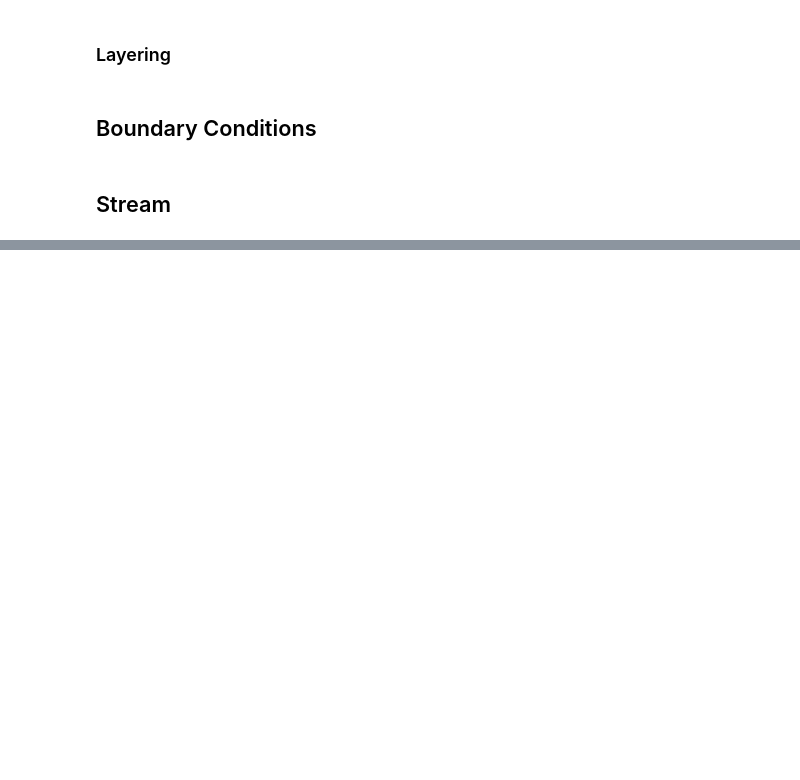
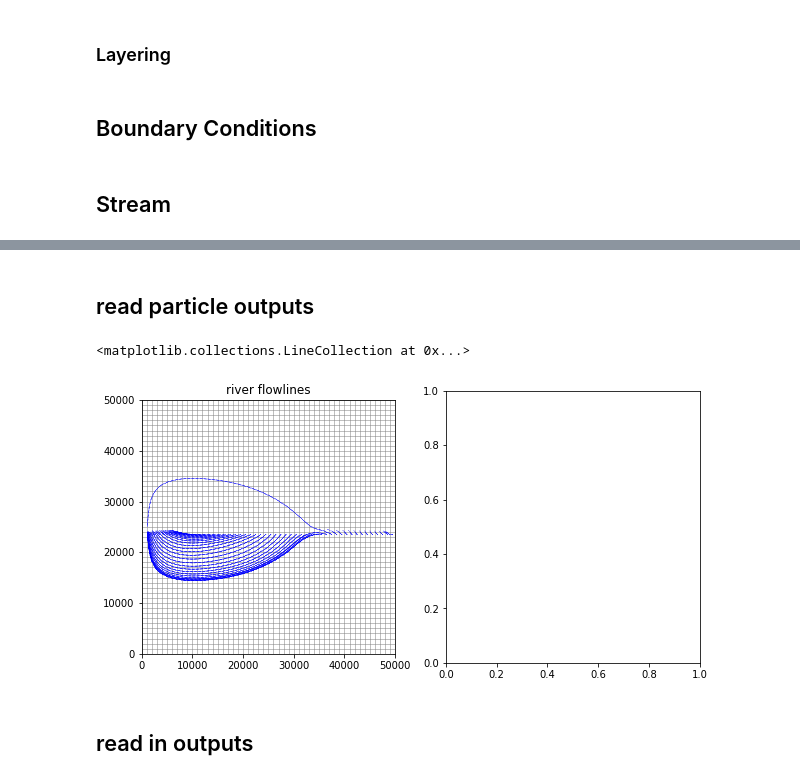
Before and after one commit to groundwater-modeling-Spring2020/Aguaseca_Project, a Jupyter notebook: Domain setup/Domain_Setup_Abe.ipynb, the cells around one changed output, grey strips where cells are left out. Saved outputs shown, nothing was run; the diff lists cells and outputs as text; code cells hidden in the pictures; blank space fills up the shorter version.

```diff
--- a/Domain setup/Domain_Setup_Abe.ipynb
+++ b/Domain setup/Domain_Setup_Abe.ipynb
@@ -460,0 +492,2 @@ FloPy is using the following  executable to run the model: /Users/abramfarley/De
+# %% [markdown]
+## read particle outputs
@@ -460,0 +523,31 @@ FloPy is using the following  executable to run the model: /Users/abramfarley/De
+# %%
+f, axes = plt.subplots(ncols=2, nrows=1, figsize=(10, 5))
+
+ax = axes[0]
+ax.set_aspect('equal')
+ax.set_title('river flowlines')
+mm = flopy.plot.PlotMapView(model=m, ax=ax)
+mm.plot_grid(lw=0.5)
+mm.plot_pathline(pall, layer='all', color='blue', lw=0.5, linestyle=':', label='?') #,marker='o', markercolor='black', markersize=3, markerevery=5)
+#mm.plot_pathline(petzoneE2, layer='all', color='red', lw=0.5, linestyle=':', label='captured by well') # ,marker='o', markercolor='black', markersize=3, markerevery=5)
+
+#mm.plot_pathline(pwellE, layer='all', color='orange', lw=0.5, linestyle=':', label='captured by well') # ,marker='o', markercolor='black', markersize=3, markerevery=5)
+
+
+# ax = axes[1]
+# ax.set_aspect('equal')
+# ax.set_title('ET Scenario 3 Flowlines')
+# mm = flopy.plot.PlotMapView(model=me3, ax=ax)
+# mm.plot_grid(lw=0.5)
+# mm.plot_pathline(pallE3, layer='all', color='blue', lw=0.5, linestyle=':', label='not captured by wells') #,marker='o', markercolor='black', markersize=3, markerevery=5)
+# mm.plot_pathline(petzoneE3, layer='all', color='red', lw=0.5, linestyle=':', label='captured by well') # ,marker='o', markercolor='black', markersize=3, markerevery=5)
+
+# #mm.plot_pathline(pwellW, layer='all', color='orange', lw=0.5, linestyle=':', label='captured by well') # ,marker='o', markercolor='black', markersize=3, markerevery=5)
+
+# plt.tight_layout();
+# plt.savefig('Pathlines.png')
+# %% [output]
+<matplotlib.collections.LineCollection at 0x...>
+[figure, added]
+# %% [markdown]
+## read in outputs
```
Also changed, not shown: parts of 22 cells of this notebook.
